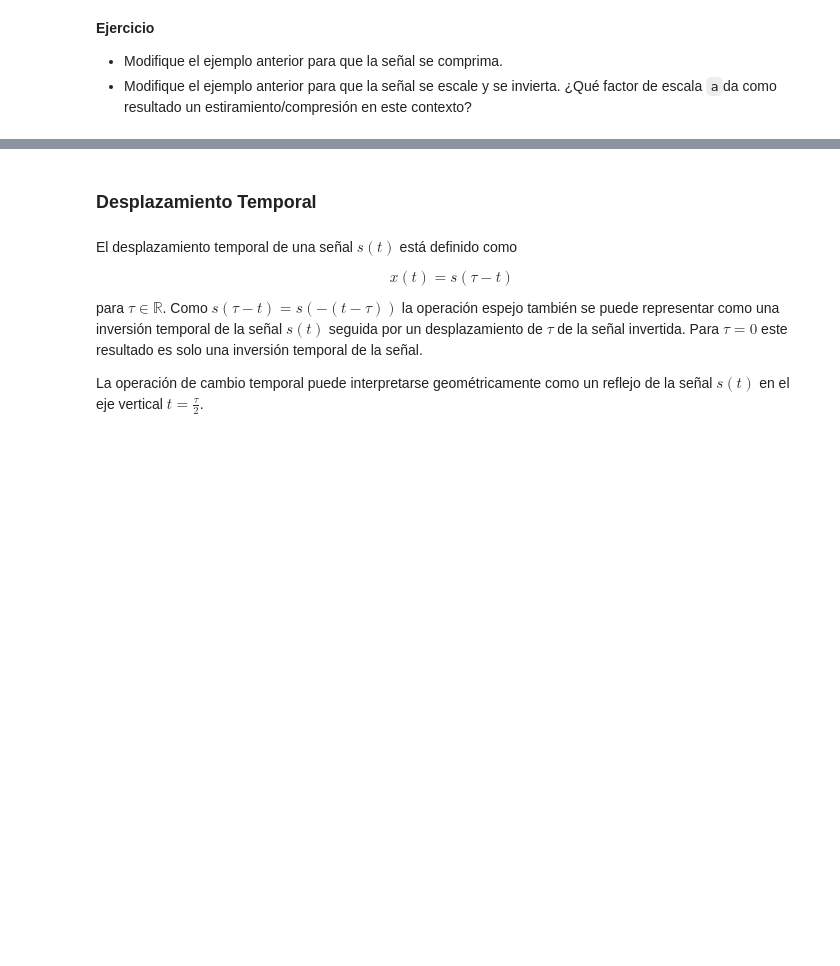
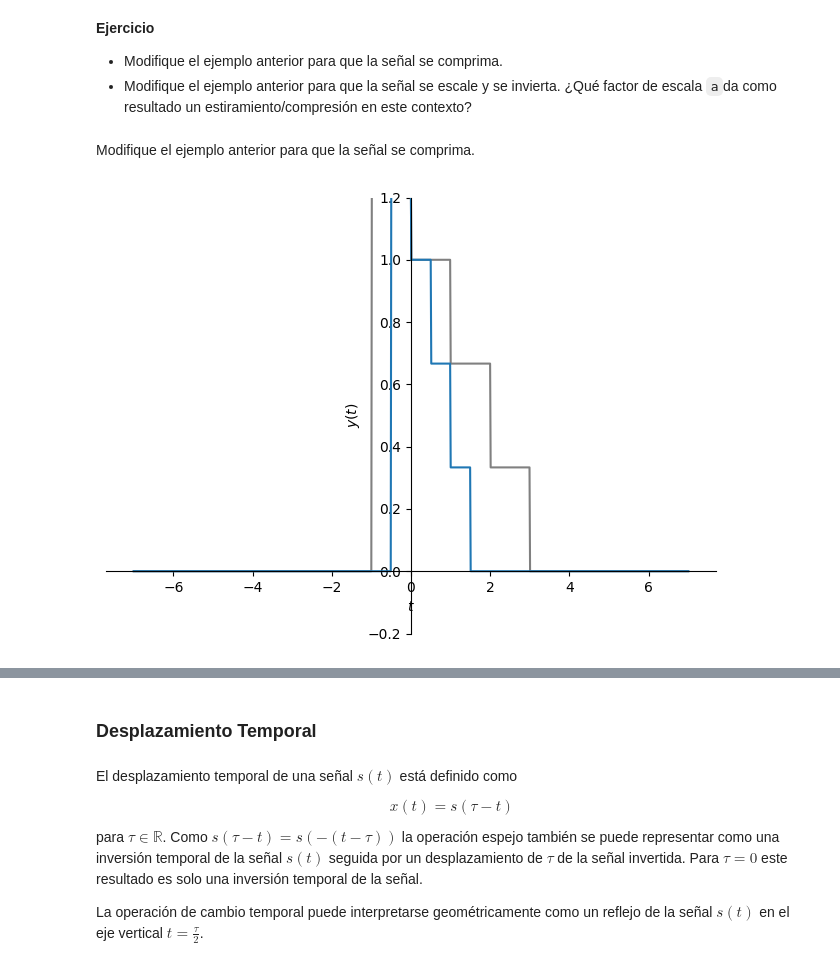
Before and after one commit to laduqueo/Senales_y_Sistemas, a Jupyter notebook: cuaderno_3.ipynb, the cells around one changed output, grey strips where cells are left out. Cells and saved outputs as stored; diff of their text form; code cells hidden in the pictures; blank space fills up the shorter version.

```diff
--- a/cuaderno_3.ipynb
+++ b/cuaderno_3.ipynb
@@ -107,3 +118,12 @@ px.show()
 
 * Modifique el ejemplo anterior para que la señal se comprima.
 * Modifique el ejemplo anterior para que la señal se escale y se invierta. ¿Qué factor de escala `a`da como resultado un       estiramiento/compresión en este contexto?
+# %% [markdown]
+Modifique el ejemplo anterior para que la señal se comprima.
+# %%
+px = sym.plot(x, (t, -7, 7), ylim=[-0.2, 1.2], ylabel=r'$y(t)$', show=False, line_color='gray')
+py = sym.plot(y.subs(a,2), (t, -7, 7), ylim=[-0.2, 1.2], ylabel=r'$y(t)$', show=False)
+px.extend(py)#se extiende los gráficos sobre una misma figura
+px.show()
+# %% [output]
+[figure, added]
```
Also changed, not shown: parts of 11 cells of this notebook.
